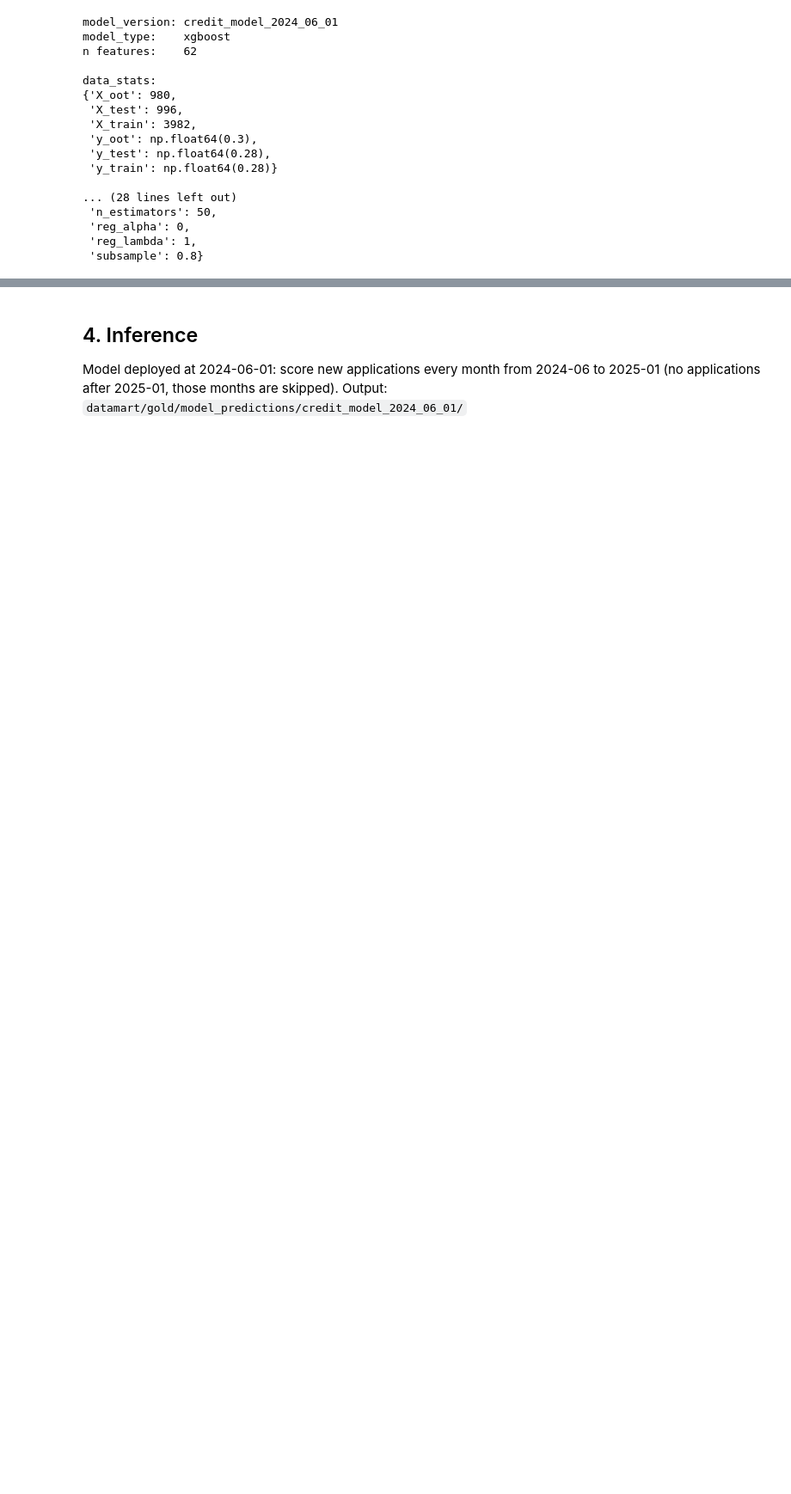
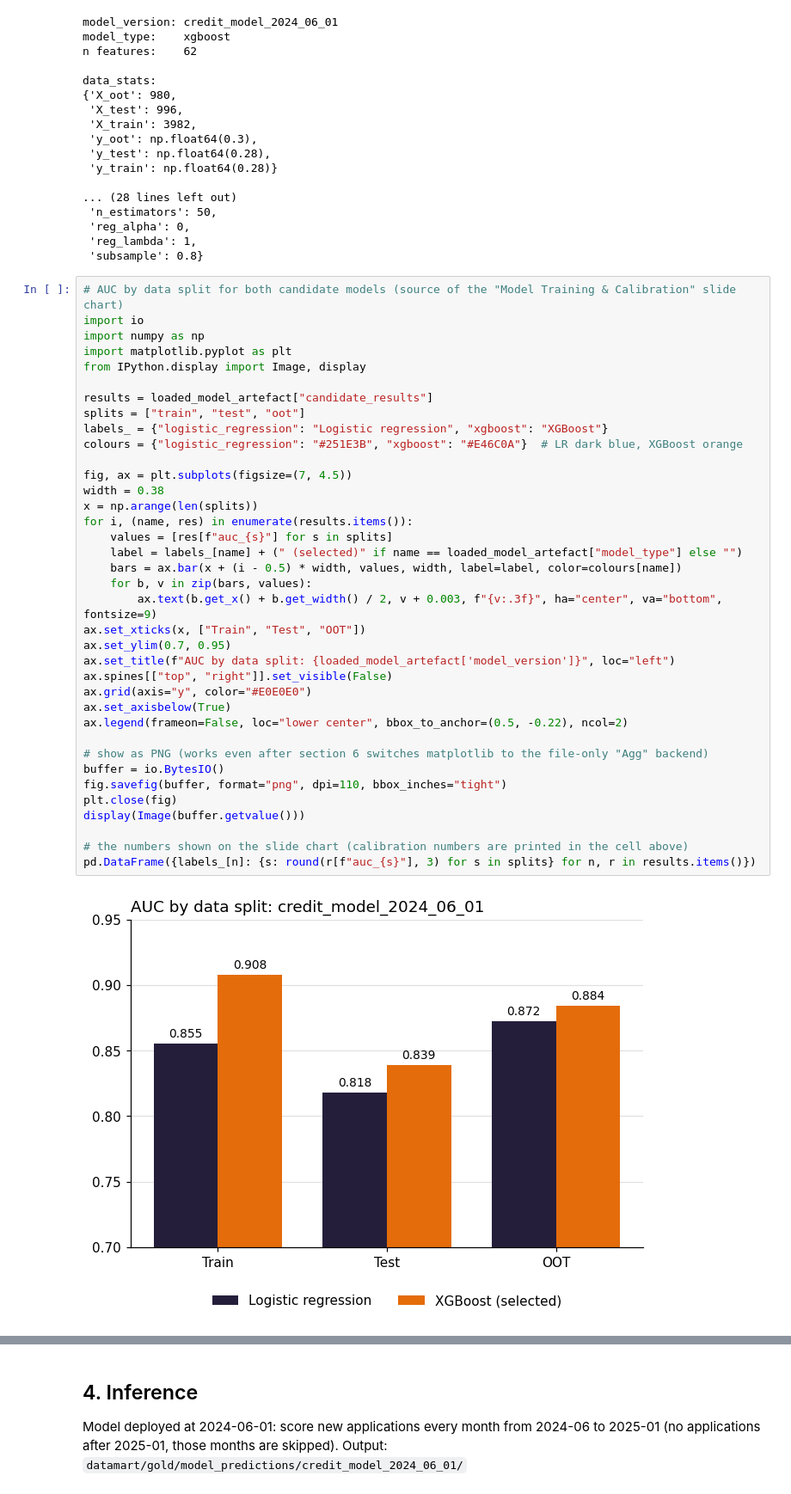
Before and after one commit to haunk/MITB_MLE_2026, a Jupyter notebook: assignment_2/ml_pipeline_dev.ipynb, the cells around one changed output, grey strips where cells are left out. Shown at 86% size. Saved outputs shown, nothing was run; the diff lists cells and outputs as text; blank space fills up the shorter version.

```diff
--- a/assignment_2/ml_pipeline_dev.ipynb
+++ b/assignment_2/ml_pipeline_dev.ipynb
@@ -106,3 +106,42 @@ data_stats:
  'reg_alpha': 0,
  'reg_lambda': 1,
  'subsample': 0.8}
+# %%
+# AUC by data split for both candidate models (source of the "Model Training & Calibration" slide chart)
+import io
+import numpy as np
+import matplotlib.pyplot as plt
+from IPython.display import Image, display
+
+results = loaded_model_artefact["candidate_results"]
+splits = ["train", "test", "oot"]
+labels_ = {"logistic_regression": "Logistic regression", "xgboost": "XGBoost"}
+colours = {"logistic_regression": "#251E3B", "xgboost": "#E46C0A"}  # LR dark blue, XGBoost orange
+
+fig, ax = plt.subplots(figsize=(7, 4.5))
+width = 0.38
+x = np.arange(len(splits))
+for i, (name, res) in enumerate(results.items()):
+    values = [res[f"auc_{s}"] for s in splits]
+    label = labels_[name] + (" (selected)" if name == loaded_model_artefact["model_type"] else "")
+    bars = ax.bar(x + (i - 0.5) * width, values, width, label=label, color=colours[name])
+    for b, v in zip(bars, values):
+        ax.text(b.get_x() + b.get_width() / 2, v + 0.003, f"{v:.3f}", ha="center", va="bottom", fontsize=9)
+ax.set_xticks(x, ["Train", "Test", "OOT"])
+ax.set_ylim(0.7, 0.95)
+ax.set_title(f"AUC by data split: {loaded_model_artefact['model_version']}", loc="left")
+ax.spines[["top", "right"]].set_visible(False)
+ax.grid(axis="y", color="#E0E0E0")
+ax.set_axisbelow(True)
+ax.legend(frameon=False, loc="lower center", bbox_to_anchor=(0.5, -0.22), ncol=2)
+
+# show as PNG (works even after section 6 switches matplotlib to the file-only "Agg" backend)
+buffer = io.BytesIO()
+fig.savefig(buffer, format="png", dpi=110, bbox_inches="tight")
+plt.close(fig)
+display(Image(buffer.getvalue()))
+
+# the numbers shown on the slide chart (calibration numbers are printed in the cell above)
+pd.DataFrame({labels_[n]: {s: round(r[f"auc_{s}"], 3) for s in splits} for n, r in results.items()})
+# %% [output]
+[figure, added]
```
Also changed, not shown: parts of 5 cells of this notebook, 2 other files.
